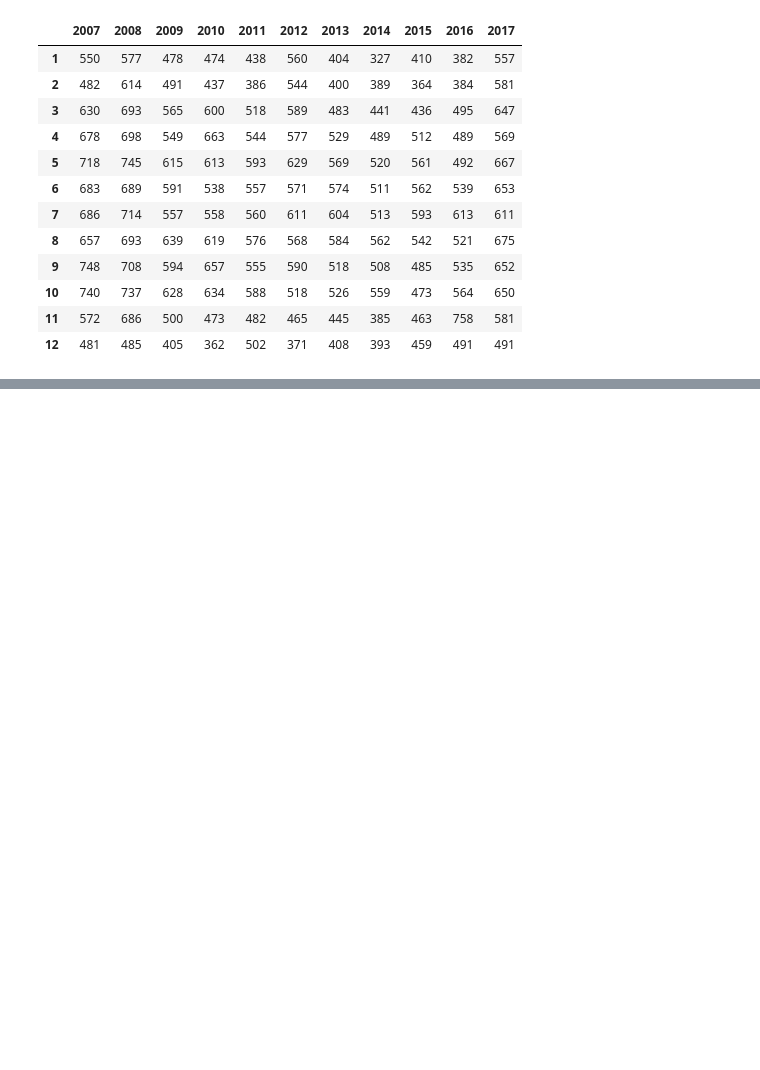
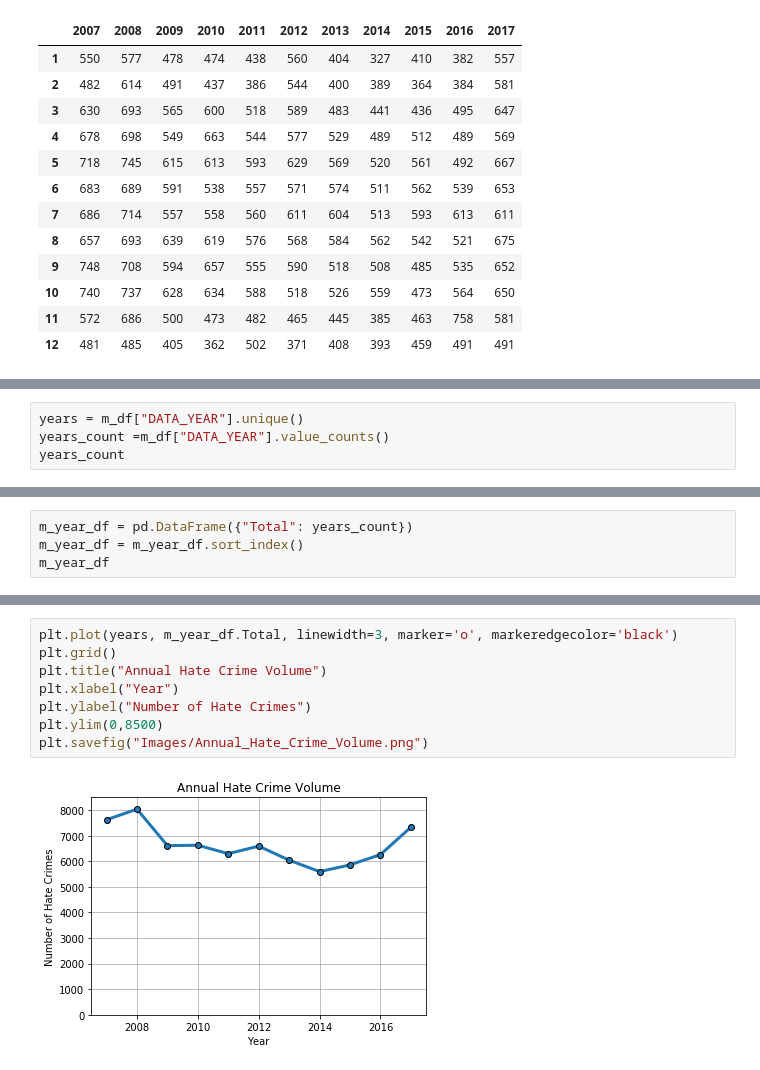
Before and after one commit to gupta-d/Is-hate-crime-on-rise, a Jupyter notebook: main/Michael/main.ipynb, the cells around one changed output, grey strips where cells are left out. Drawn from its saved outputs; the diff is of its cells as text; blank space fills up the shorter version.

```diff
--- a/main/Michael/main.ipynb
+++ b/main/Michael/main.ipynb
@@ -250,0 +271,4 @@ plt.savefig('Images/4. Month_and_Year_Breakdown_13_to_17.png')
+# %%
+years = m_df["DATA_YEAR"].unique()
+years_count =m_df["DATA_YEAR"].value_counts()
+years_count
@@ -250,0 +309,4 @@ plt.savefig('Images/4. Month_and_Year_Breakdown_13_to_17.png')
+# %%
+m_year_df = pd.DataFrame({"Total": years_count})
+m_year_df = m_year_df.sort_index()
+m_year_df
@@ -250,0 +326,10 @@ plt.savefig('Images/4. Month_and_Year_Breakdown_13_to_17.png')
+# %%
+plt.plot(years, m_year_df.Total, linewidth=3, marker='o', markeredgecolor='black')
+plt.grid()
+plt.title("Annual Hate Crime Volume")
+plt.xlabel("Year")
+plt.ylabel("Number of Hate Crimes")
+plt.ylim(0,8500)
+plt.savefig("Images/Annual_Hate_Crime_Volume.png")
+# %% [output]
+[figure, added]
```
Also changed, not shown: parts of 12 cells of this notebook, 8 other files.
